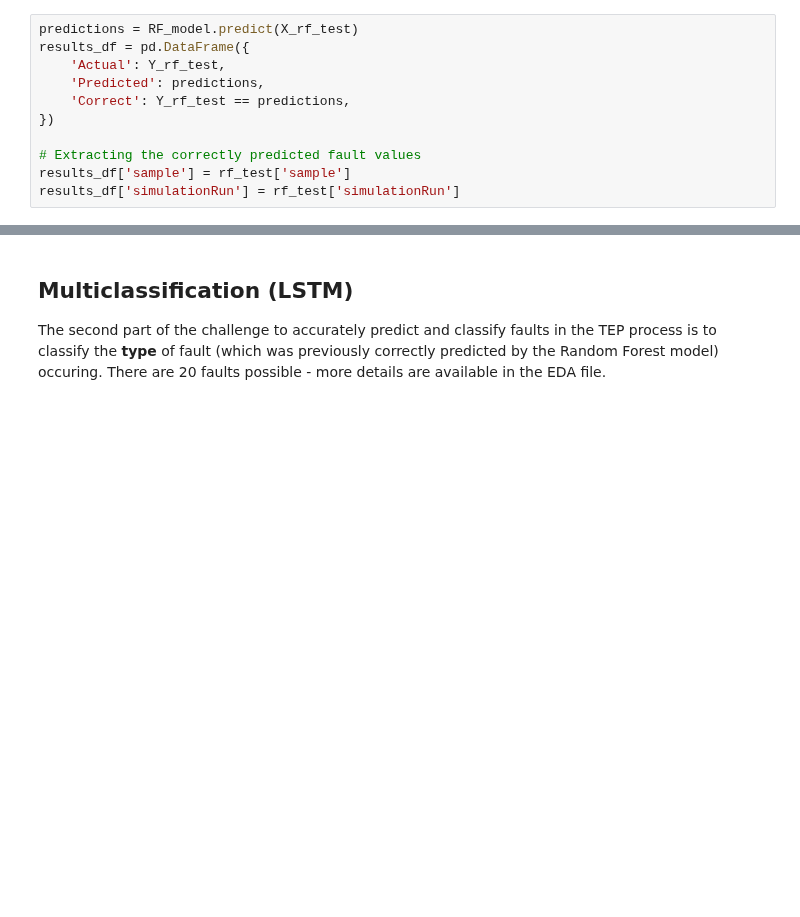
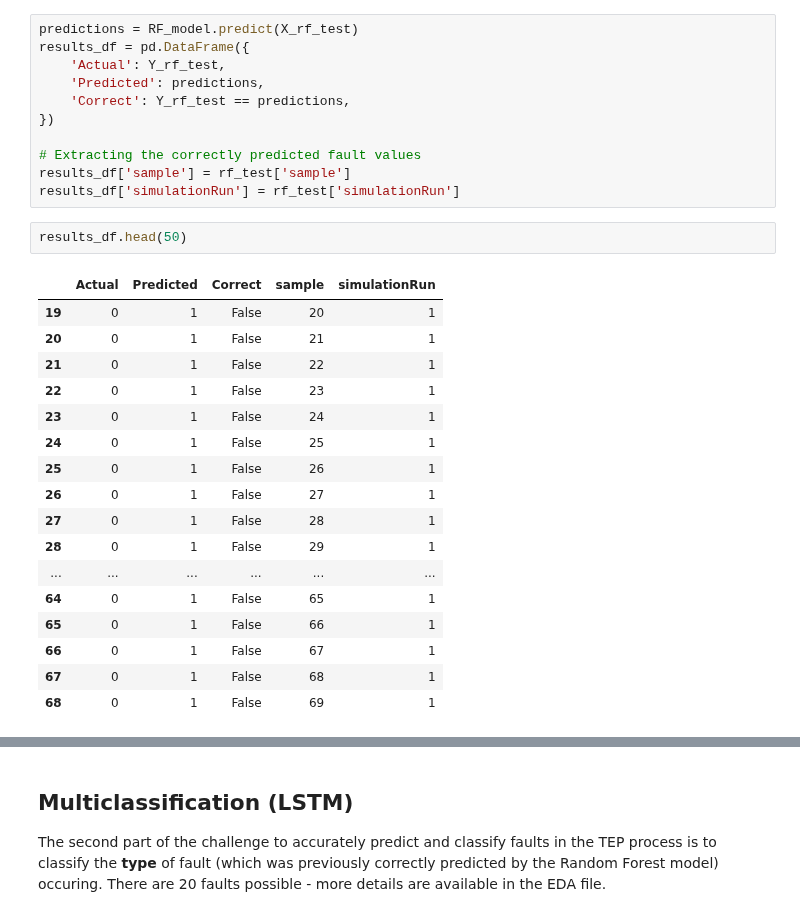
Before and after one commit to bns1808/MECE788Group1, a Jupyter notebook: main/RF and LSTM combined - TK.ipynb, the cells around one changed output, grey strips where cells are left out. Cells and saved outputs as stored; diff of their text form; blank space fills up the shorter version.

```diff
--- a/main/RF and LSTM combined - TK.ipynb
+++ b/main/RF and LSTM combined - TK.ipynb
@@ -434,4 +445,24 @@ results_df = pd.DataFrame({
 # Extracting the correctly predicted fault values
 results_df['sample'] = rf_test['sample']
 results_df['simulationRun'] = rf_test['simulationRun']
+# %%
+results_df.head(50)
+# %% [output]
+|  | Actual | Predicted | Correct | sample | simulationRun |
+| 19 | 0 | 1 | False | 20 | 1 |
+| 20 | 0 | 1 | False | 21 | 1 |
+| 21 | 0 | 1 | False | 22 | 1 |
+| 22 | 0 | 1 | False | 23 | 1 |
+| 23 | 0 | 1 | False | 24 | 1 |
+| 24 | 0 | 1 | False | 25 | 1 |
+| 25 | 0 | 1 | False | 26 | 1 |
+| 26 | 0 | 1 | False | 27 | 1 |
+| 27 | 0 | 1 | False | 28 | 1 |
+| 28 | 0 | 1 | False | 29 | 1 |
+| ... | ... | ... | ... | ... | ... |
+| 64 | 0 | 1 | False | 65 | 1 |
+| 65 | 0 | 1 | False | 66 | 1 |
+| 66 | 0 | 1 | False | 67 | 1 |
+| 67 | 0 | 1 | False | 68 | 1 |
+| 68 | 0 | 1 | False | 69 | 1 |
 # %%
```
Also changed, not shown: parts of 7 cells of this notebook.
